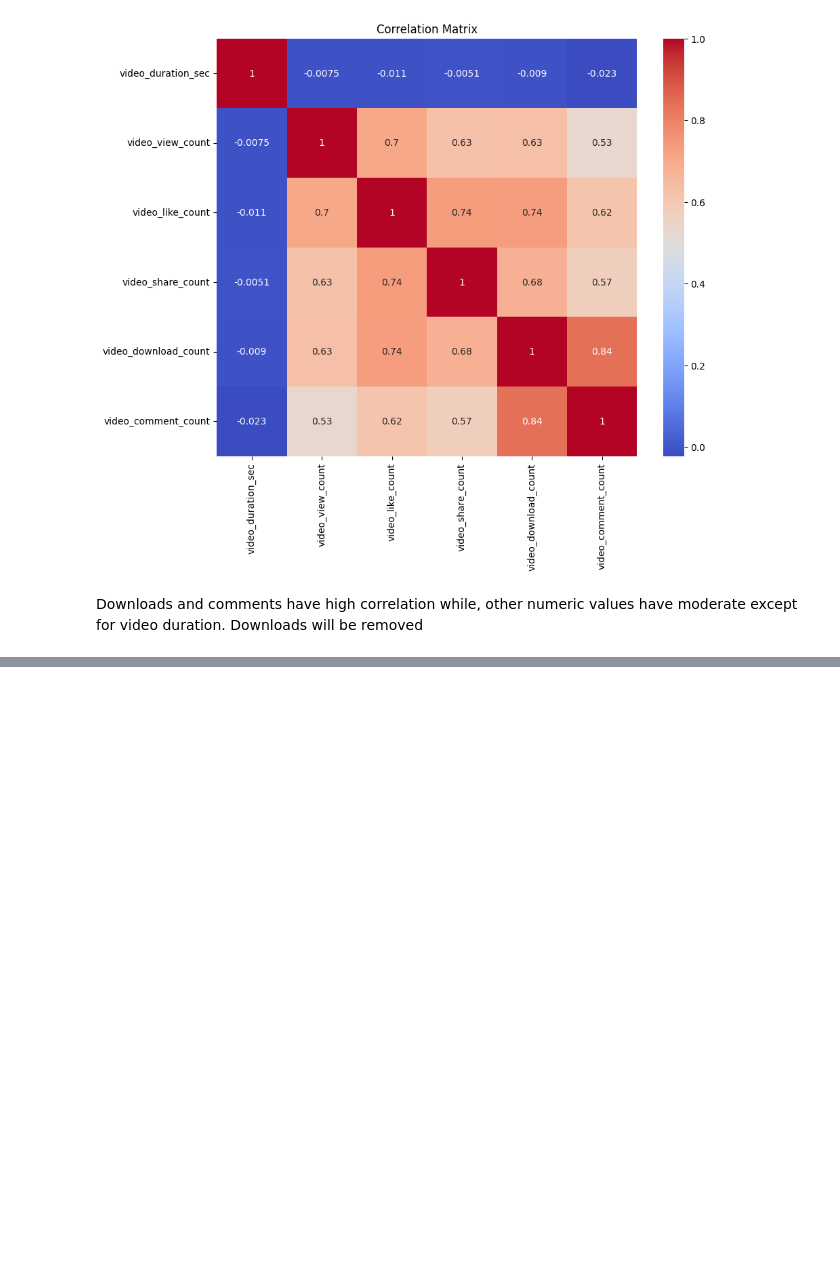
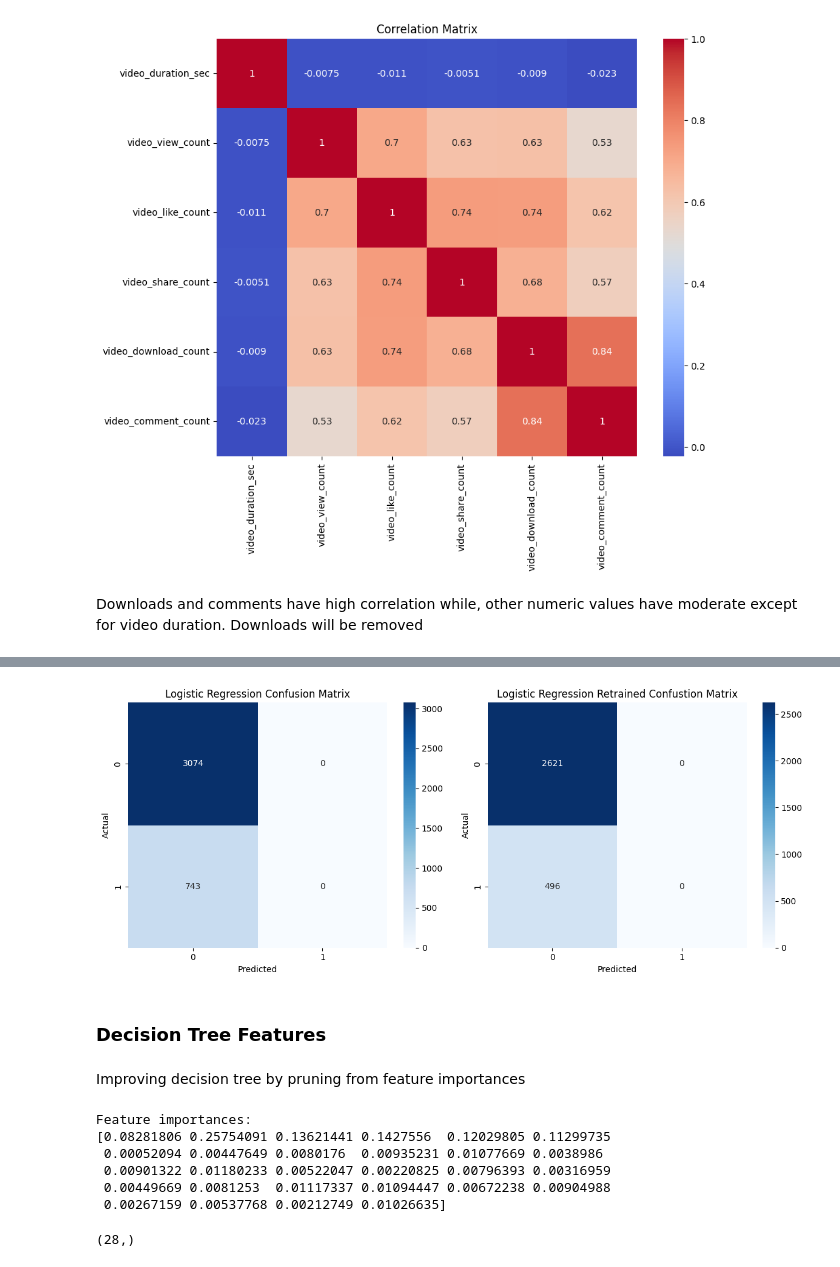
Before and after one commit to Takosaga/fall_24, a Jupyter notebook: machine_learning_and_predictive_analytics/detecting_suspicious_tiktok_content_creators/notebooks/report.ipynb, the cells around one changed output, grey strips where cells are left out. Drawn from its saved outputs; the diff is of its cells as text; code cells hidden in the pictures; blank space fills up the shorter version.

```diff
--- a/machine_learning_and_predictive_analytics/detecting_suspicious_tiktok_content_creators/notebooks/report.ipynb
+++ b/machine_learning_and_predictive_analytics/detecting_suspicious_tiktok_content_creators/notebooks/report.ipynb
@@ -695,0 +715,5 @@ plt.show()
+# %%
+columns_to_transform = ['video_view_count','video_like_count', 'video_comment_count', 'video_share_count']
+# %%
+for column in columns_to_transform:
+    lr_tiktok_data_clean[column] = np.log1p(lr_tiktok_data_clean[column])
@@ -695,0 +734,12 @@ plt.show()
+# %%
+X_train_transformed, X_test_transformed, y_train, y_test = quick_transformation(lr_tiktok_data_clean, numeric_features=lr_numeric_features)
+# %%
+lr_model_01 = LogisticRegression(
+    random_state=42,
+    max_iter=1000
+)
+lr_model_01.fit(X_train_transformed, y_train)
+lr_predictions_01 = lr_model_01.predict(X_test_transformed)
+print("Logistic Regression Accuracy:", accuracy_score(y_test, lr_predictions_01))
+print("Logistic Regression Classification Report:\n",
+    classification_report(y_test, lr_predictions_01))
@@ -695,0 +757,40 @@ plt.show()
+# %%
+
+cm_lr_01 = confusion_matrix(y_test, lr_predictions_01)
+
+# Plot heatmaps
+plt.figure(figsize=(12, 5))
+
+plt.subplot(1, 2, 1)
+sns.heatmap(cm_lr, annot=True, fmt='d', cmap='Blues')
+plt.title('Logistic Regression Confusion Matrix')
+plt.xlabel('Predicted')
+plt.ylabel('Actual')
+
+plt.subplot(1, 2, 2)
+sns.heatmap(cm_lr_01, annot=True, fmt='d', cmap='Blues')
+plt.title('Logistic Regression Retrained Confustion Matrix')
+plt.xlabel('Predicted')
+plt.ylabel('Actual')
+
+plt.tight_layout()
+plt.show()
+# %% [output]
+[figure, added]
+# %% [markdown]
+### Decision Tree Features
+# %% [markdown]
+Improving decision tree by pruning from feature importances
+# %%
+print("Feature importances:\n{}".format(dt_model.feature_importances_))
+# %% [output]
+Feature importances:
+[0.08281806 0.25754091 0.13621441 0.1427556  0.12029805 0.11299735
+ 0.00052094 0.00447649 0.0080176  0.00935231 0.01077669 0.0038986
+ 0.00901322 0.01180233 0.00522047 0.00220825 0.00796393 0.00316959
+ 0.00449669 0.0081253  0.01117337 0.01094447 0.00672238 0.00904988
+ 0.00267159 0.00537768 0.00212749 0.01026635]
+# %%
+dt_model.feature_importances_.shape
+# %% [output]
+(28,)
```
Also changed, not shown: parts of 30 cells of this notebook.
